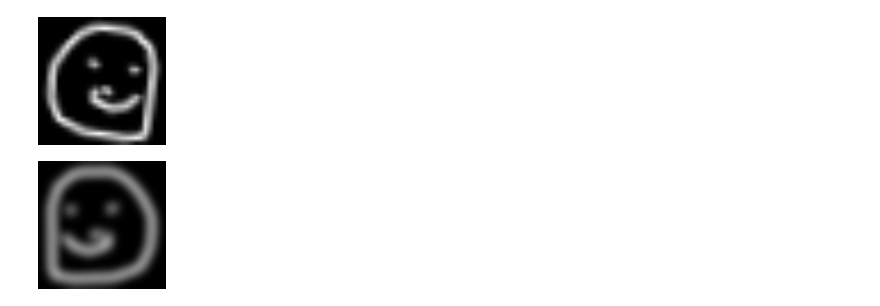
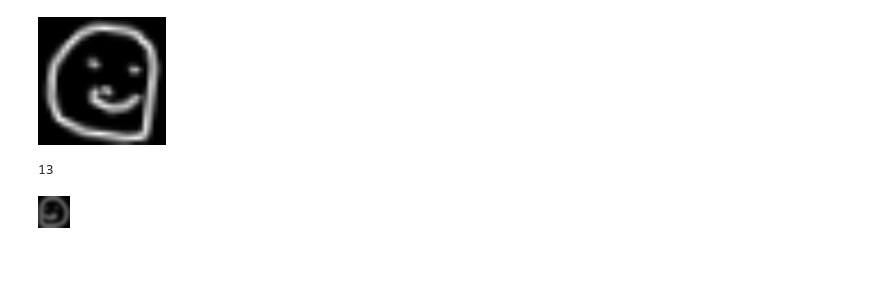
Before and after one commit to framunoz/wgan-gp, a Jupyter notebook: wgan_gp_vae/test.ipynb, the cells around one changed output. Drawn from its saved outputs; the diff is of its cells as text; code cells hidden in the pictures; blank space fills up the shorter version.

```diff
--- a/wgan_gp_vae/test.ipynb
+++ b/wgan_gp_vae/test.ipynb
@@ -131,17 +131,24 @@ dataset[0][0]
 dataset[0][0]
 # %% [output]
 [figure]
+# %%
+import math
+sigma = 2
+k = 2 * int(3 * sigma) + 1
+k
+# %% [output]
+13
 # %%
-k_size = 17
-sigma = 5
+sigma = 2
+k_size = 2 * math.ceil(3 * sigma) + 1
 transform = T.Compose([
-    T.Resize(128),
+    T.Resize(32),
     T.GaussianBlur(kernel_size=k_size, sigma=sigma),
 ])
 dataset = QuickDraw(transform=transform, **kwargs)
 dataset[0][0]
 # %% [output]
-[figure, old version]
+[figure, new version]
 # %%
 dataset[0][0]
 # %% [output]
```
Also changed, not shown: 7 other files.
